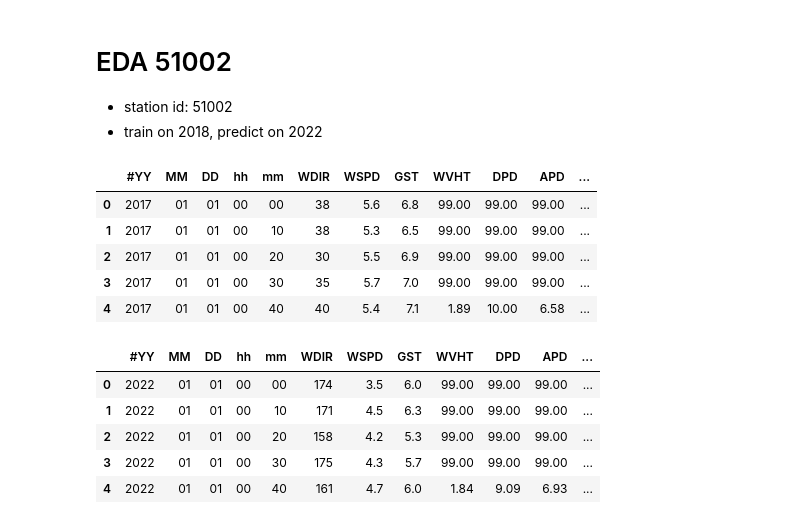
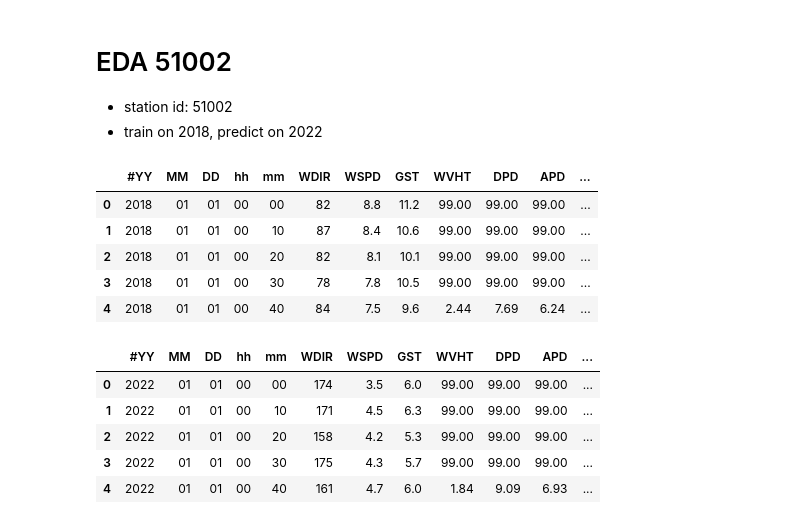
Before and after one commit to timlee0131/wave-forecast, a Jupyter notebook: experiments/notebooks/EDA-51002.ipynb, the cells around one changed output. Saved outputs shown, nothing was run; the diff lists cells and outputs as text; code cells hidden in the pictures.

```diff
--- a/experiments/notebooks/EDA-51002.ipynb
+++ b/experiments/notebooks/EDA-51002.ipynb
@@ -15,30 +15,30 @@ root_path = '..'
 # %%
 # df_train_2016 = pd.read_csv(f'{root_path}/data/raw/51002h2016.txt', delim_whitespace=True)
 # df_train_2016.drop(index=0, inplace=True)
-df_train_2017 = pd.read_csv(f'{root_path}/data/raw/51002h2017.txt', delim_whitespace=True)
-df_train_2017.drop(index=0, inplace=True)
-# df_train_2018 = pd.read_csv(f'{root_path}/data/raw/51002h2018.txt', delim_whitespace=True)
-# df_train_2018.drop(index=0, inplace=True)
+# df_train_2017 = pd.read_csv(f'{root_path}/data/raw/51002h2017.txt', delim_whitespace=True)
+# df_train_2017.drop(index=0, inplace=True)
+df_train_2018 = pd.read_csv(f'{root_path}/data/raw/51002h2018.txt', delim_whitespace=True)
+df_train_2018.drop(index=0, inplace=True)
 df_test = pd.read_csv(f'{root_path}/data/raw/51002h2022.txt', delim_whitespace=True)
 
 # df_train = pd.concat([df_train_2016, df_train_2017, df_train_2018], axis=0)
-df_train = df_train_2017
+df_train = df_train_2018
 df_train.reset_index(drop=True, inplace=True)
 
 # df_train.drop(index=0, inplace=True)
 # df_train.reset_index(drop=True, inplace=True)
 
 df_test.drop(index=0, inplace=True)
 df_test.reset_index(drop=True, inplace=True)
 
 df_train.head()
 # %% [output]
 |  | #YY | MM | DD | hh | mm | WDIR | WSPD | GST | WVHT | DPD | APD | ... |
-| 0 | 2017 | 01 | 01 | 00 | 00 | 38 | 5.6 | 6.8 | 99.00 | 99.00 | 99.00 | ... |
-| 1 | 2017 | 01 | 01 | 00 | 10 | 38 | 5.3 | 6.5 | 99.00 | 99.00 | 99.00 | ... |
-| 2 | 2017 | 01 | 01 | 00 | 20 | 30 | 5.5 | 6.9 | 99.00 | 99.00 | 99.00 | ... |
-| 3 | 2017 | 01 | 01 | 00 | 30 | 35 | 5.7 | 7.0 | 99.00 | 99.00 | 99.00 | ... |
-| 4 | 2017 | 01 | 01 | 00 | 40 | 40 | 5.4 | 7.1 | 1.89 | 10.00 | 6.58 | ... |
+| 0 | 2018 | 01 | 01 | 00 | 00 | 82 | 8.8 | 11.2 | 99.00 | 99.00 | 99.00 | ... |
+| 1 | 2018 | 01 | 01 | 00 | 10 | 87 | 8.4 | 10.6 | 99.00 | 99.00 | 99.00 | ... |
+| 2 | 2018 | 01 | 01 | 00 | 20 | 82 | 8.1 | 10.1 | 99.00 | 99.00 | 99.00 | ... |
+| 3 | 2018 | 01 | 01 | 00 | 30 | 78 | 7.8 | 10.5 | 99.00 | 99.00 | 99.00 | ... |
+| 4 | 2018 | 01 | 01 | 00 | 40 | 84 | 7.5 | 9.6 | 2.44 | 7.69 | 6.24 | ... |
 # %%
 df_test.head()
 # %% [output]
```
Also changed, not shown: parts of 7 cells of this notebook, 6 other files.
